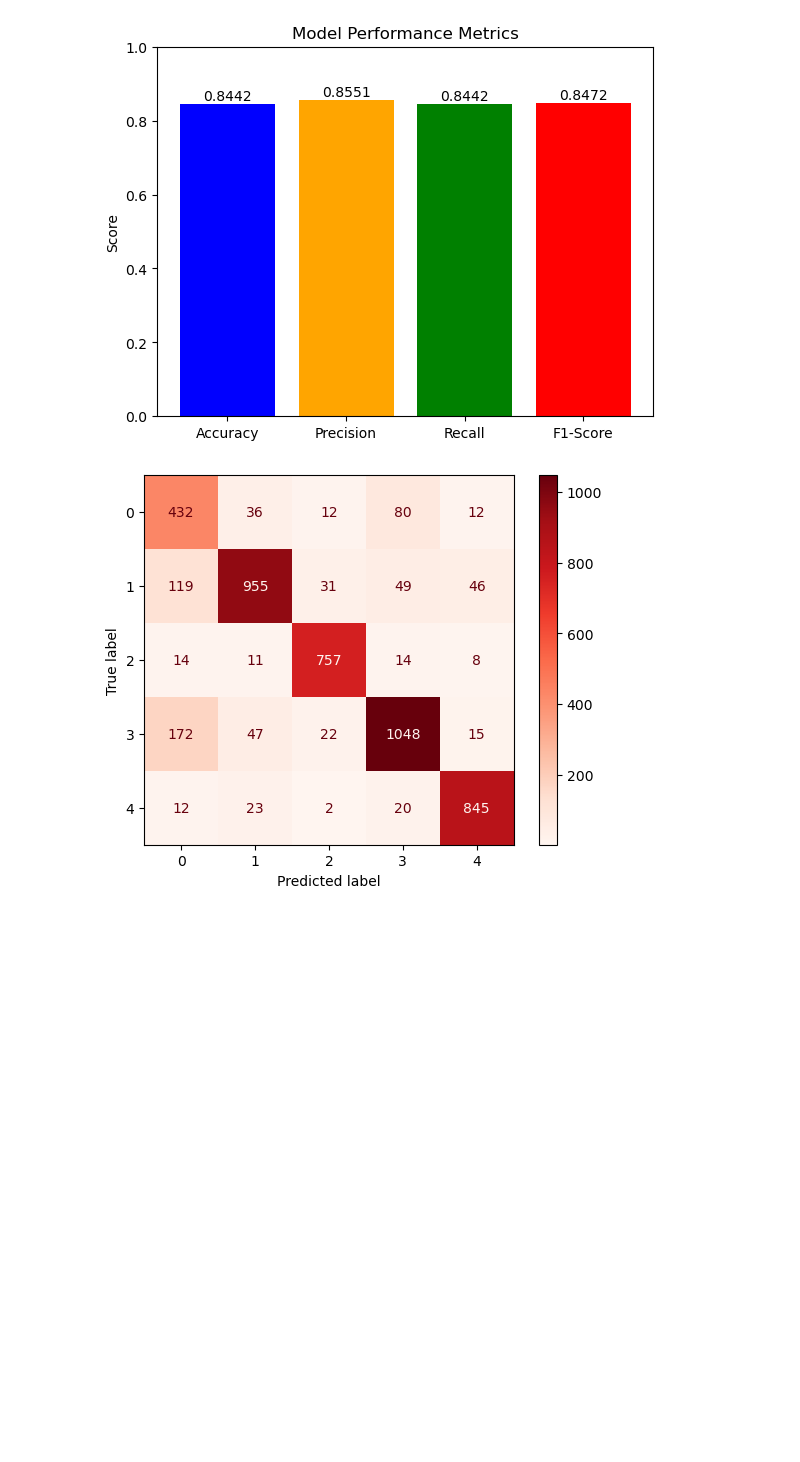
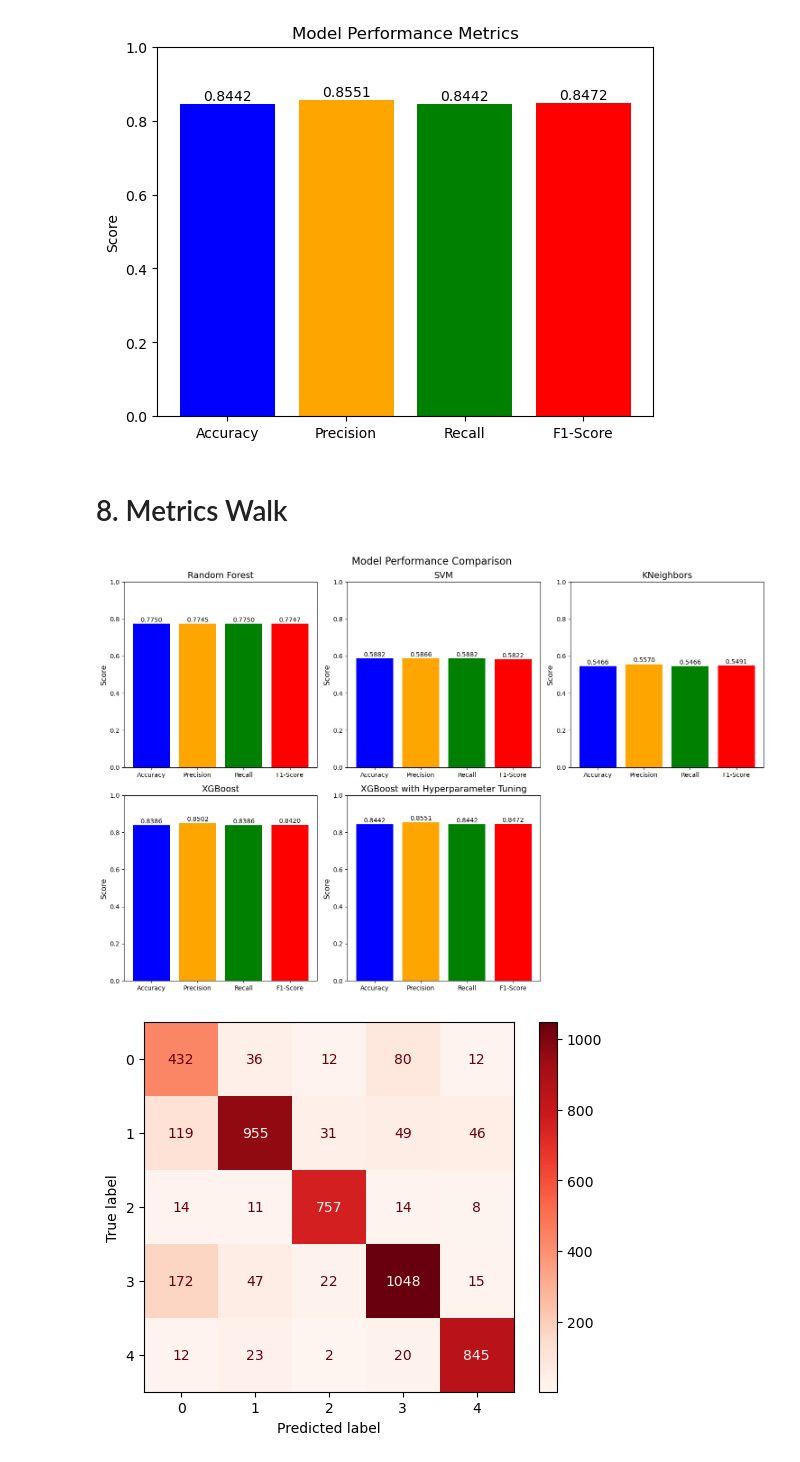
Before and after one commit to sijiao-liu/customer-car-prediction, a Jupyter notebook: code/Classification Model - fbastos.ipynb, the cells around one changed output. Saved outputs shown, nothing was run; the diff lists cells and outputs as text; code cells hidden in the pictures; blank space fills up the shorter version.

```diff
--- a/code/Classification Model - fbastos.ipynb
+++ b/code/Classification Model - fbastos.ipynb
@@ -474,21 +474,21 @@ GridSearchCV(cv=5,
 y_pred = xgb_grid_search.predict(X_test)
 
 # Store Metrics
-report_dict3 = classification_report(y_test, y_pred, output_dict=True)
-accuracy3 = accuracy_score(y_test, y_pred)
+report_dict4 = classification_report(y_test, y_pred, output_dict=True)
+accuracy4 = accuracy_score(y_test, y_pred)
 
 # Extract metrics for the bar chart
 metrics = ["Accuracy", "Precision", "Recall", "F1-Score"]
-values3 = [
-    accuracy3,                           # Accuracy
-    report_dict3['weighted avg']['precision'],  # Macro-average Precision
-    report_dict3['weighted avg']['recall'],     # Macro-average Recall
-    report_dict3['weighted avg']['f1-score']    # Macro-average F1-Score
+values4 = [
+    accuracy4,                           # Accuracy
+    report_dict4['weighted avg']['precision'],  # weighted avg Precision
+    report_dict4['weighted avg']['recall'],     # weighted avg Recall
+    report_dict4['weighted avg']['f1-score']    # weighted avg F1-Score
 ]
 # %%
 # Plot to evaluate performance
-plt.bar(metrics, values3, color=["blue", "orange", "green", "red"])
-for i, value in enumerate(values3):
+plt.bar(metrics, values4, color=["blue", "orange", "green", "red"])
+for i, value in enumerate(values4):
     plt.text(i, value + 0.01, f"{value:.4f}", ha="center")
 plt.title("Model Performance Metrics")
 plt.ylabel("Score")
@@ -496,6 +496,38 @@ plt.ylim(0, 1)
 plt.show()
 # %% [output]
 [figure]
+# %% [markdown]
+# 8. Metrics Walk
+# %%
+values_list = [values0, values1, values2, values3, values4]
+models_list = ['Random Forest', 'SVM', 'KNeighbors', 'XGBoost', 'XGBoost with Hyperparameter Tuning']
+
+# Set up the grid
+fig, axes = plt.subplots(2, 3, figsize=(15, 10))  # 2 rows, 3 columns
+axes = axes.flatten()  # Flatten the grid to access axes easily
+
+# Plot each graph
+for i, values in enumerate(values_list):
+    ax = axes[i]
+    ax.bar(metrics, values, color=["blue", "orange", "green", "red"])
+    for j, value in enumerate(values):
+        ax.text(j, value + 0.01, f"{value:.4f}", ha="center", fontsize=10)
+    ax.set_title(models_list[i], fontsize=14)
+    ax.set_ylim(0, 1)
+    ax.set_ylabel("Score", fontsize=12)
+
+# Hide the unused subplot
+for ax in axes[len(values_list):]:
+    ax.axis("off")
+
+# Add title for the entire grid
+fig.suptitle('Model Performance Comparison', fontsize=16)
+
+# Adjust layout
+plt.tight_layout()
+plt.show()
+# %% [output]
+[figure, added]
 # %%
 # Confusion Matrix
 cm = confusion_matrix(y_test, y_pred, labels=xgb_grid_search.classes_)
```
Also changed, not shown: parts of 4 cells of this notebook, 4 other files.
